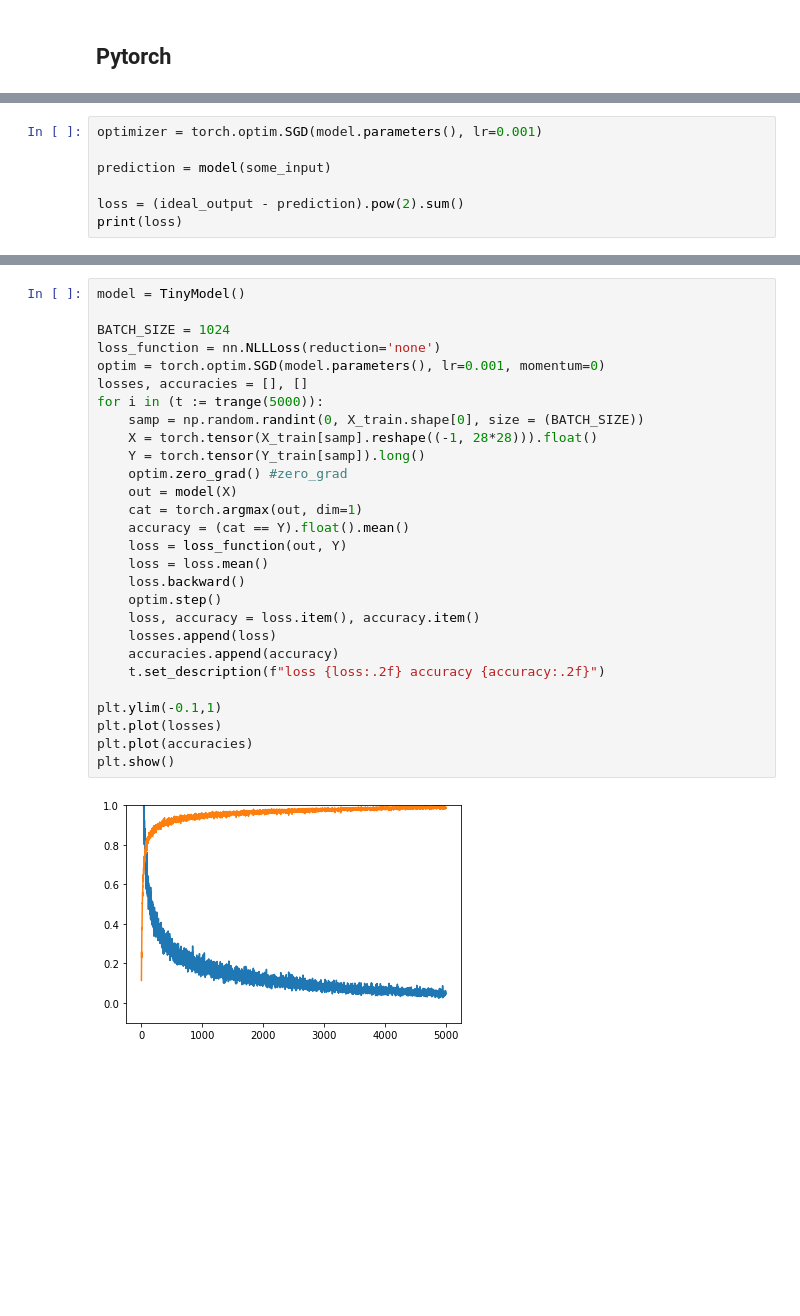
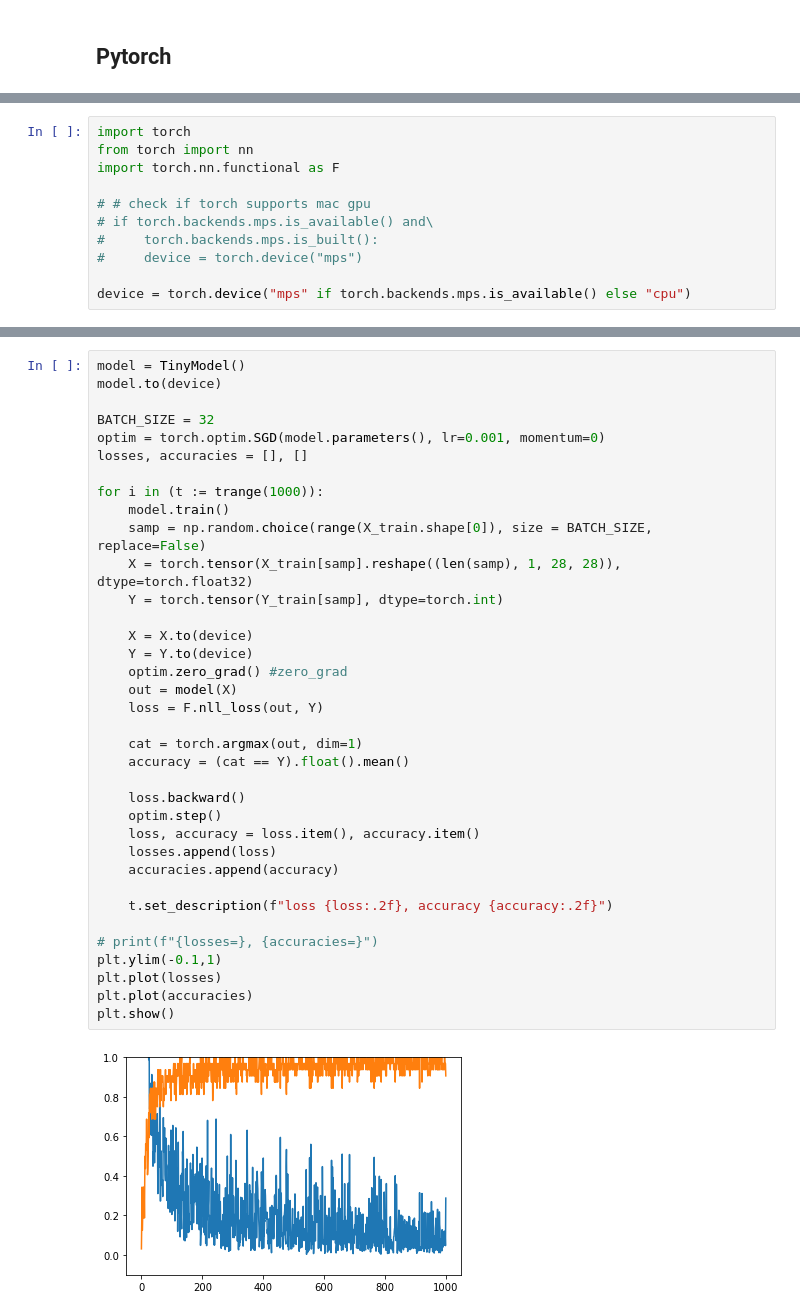
Before and after one commit to zwjjoy/mnist, a Jupyter notebook: mnist from scratch.ipynb, the cells around one changed output, grey strips where cells are left out. Drawn from its saved outputs; the diff is of its cells as text; blank space fills up the shorter version.

```diff
--- a/mnist from scratch.ipynb
+++ b/mnist from scratch.ipynb
@@ -36,3 +44,14 @@ from torch import nn
+# %%
+import torch
+from torch import nn
+import torch.nn.functional as F
+
+# # check if torch supports mac gpu
+# if torch.backends.mps.is_available() and\
+#     torch.backends.mps.is_built():
+#     device = torch.device("mps")
+
+device = torch.device("mps" if torch.backends.mps.is_available() else "cpu")
 # %%
 G = 8
 
@@ -88,7 +70,0 @@ None
-# %%
-optimizer = torch.optim.SGD(model.parameters(), lr=0.001)
-
-prediction = model(some_input)
-
-loss = (ideal_output - prediction).pow(2).sum()
-print(loss)
@@ -115,33 +121,41 @@ tensor([4.4808, 0.9192, 1.5132, 6.0407, 2.1538, 3.5815, 8.2044, 1.9269, 5.5535,
 # %%
 model = TinyModel()
+model.to(device)
 
-BATCH_SIZE = 1024
-loss_function = nn.NLLLoss(reduction='none')
+BATCH_SIZE = 32
 optim = torch.optim.SGD(model.parameters(), lr=0.001, momentum=0)
 losses, accuracies = [], []
-for i in (t := trange(5000)):
-    samp = np.random.randint(0, X_train.shape[0], size = (BATCH_SIZE))
-    X = torch.tensor(X_train[samp].reshape((-1, 28*28))).float()
-    Y = torch.tensor(Y_train[samp]).long()
+
+for i in (t := trange(1000)):
+    model.train()
+    samp = np.random.choice(range(X_train.shape[0]), size = BATCH_SIZE, replace=False)
+    X = torch.tensor(X_train[samp].reshape((len(samp), 1, 28, 28)), dtype=torch.float32)
+    Y = torch.tensor(Y_train[samp], dtype=torch.int)
+
+    X = X.to(device)
+    Y = Y.to(device)
     optim.zero_grad() #zero_grad
     out = model(X)
+    loss = F.nll_loss(out, Y)
+
     cat = torch.argmax(out, dim=1)
     accuracy = (cat == Y).float().mean()
-    loss = loss_function(out, Y)
-    loss = loss.mean()
+
     loss.backward()
     optim.step()
     loss, accuracy = loss.item(), accuracy.item()
     losses.append(loss)
     accuracies.append(accuracy)
-    t.set_description(f"loss {loss:.2f} accuracy {accuracy:.2f}")
 
+    t.set_description(f"loss {loss:.2f}, accuracy {accuracy:.2f}")
+
+# print(f"{losses=}, {accuracies=}")
 plt.ylim(-0.1,1)
 plt.plot(losses)
 plt.plot(accuracies)
 plt.show()
 # %% [output]
-[figure, old version]
+[figure, new version]
 # %%
 # evaluation
 
```
Also changed, not shown: parts of 22 cells of this notebook, 4 other files.
